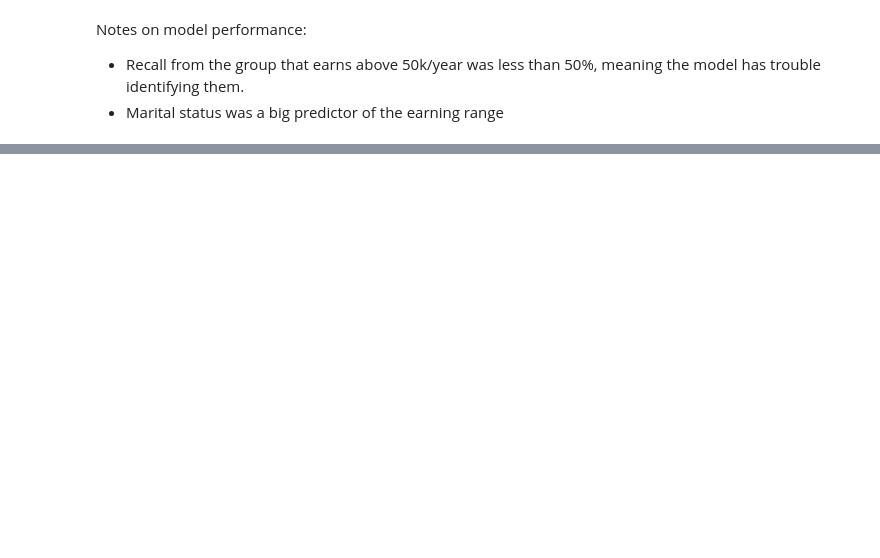
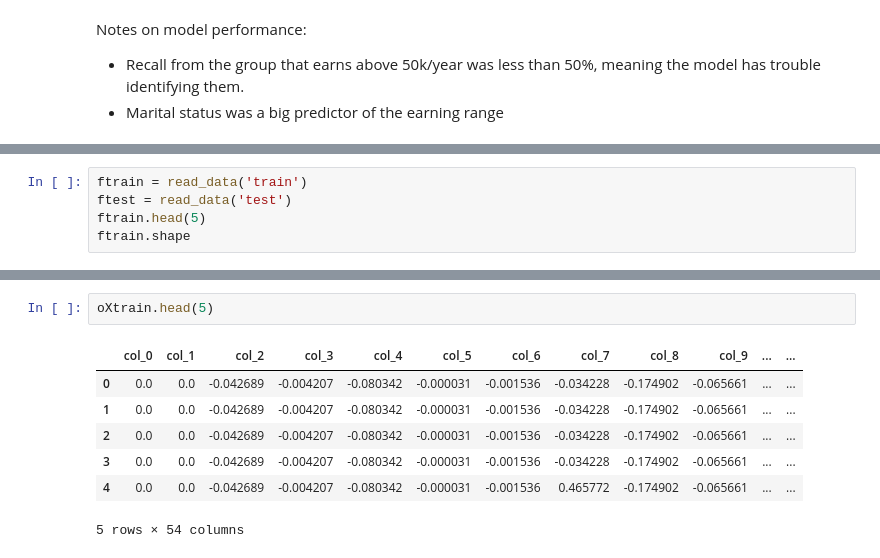
Before and after one commit to guidj/xlab, a Jupyter notebook: lab/exp/income-50/income-50.ipynb, the cells around one changed output, grey strips where cells are left out. Saved outputs shown, nothing was run; the diff lists cells and outputs as text; blank space fills up the shorter version.

```diff
--- a/lab/exp/income-50/income-50.ipynb
+++ b/lab/exp/income-50/income-50.ipynb
@@ -243,0 +287,5 @@ Notes on model performance:
+# %%
+ftrain = read_data('train')
+ftest = read_data('test')
+ftrain.head(5)
+ftrain.shape
@@ -243,0 +324,10 @@ Notes on model performance:
+# %%
+oXtrain.head(5)
+# %% [output]
+|  | col_0 | col_1 | col_2 | col_3 | col_4 | col_5 | col_6 | col_7 | col_8 | col_9 | ... | ... |
+| 0 | 0.0 | 0.0 | -0.042689 | -0.004207 | -0.080342 | -0.000031 | -0.001536 | -0.034228 | -0.174902 | -0.065661 | ... | ... |
+| 1 | 0.0 | 0.0 | -0.042689 | -0.004207 | -0.080342 | -0.000031 | -0.001536 | -0.034228 | -0.174902 | -0.065661 | ... | ... |
+| 2 | 0.0 | 0.0 | -0.042689 | -0.004207 | -0.080342 | -0.000031 | -0.001536 | -0.034228 | -0.174902 | -0.065661 | ... | ... |
+| 3 | 0.0 | 0.0 | -0.042689 | -0.004207 | -0.080342 | -0.000031 | -0.001536 | -0.034228 | -0.174902 | -0.065661 | ... | ... |
+| 4 | 0.0 | 0.0 | -0.042689 | -0.004207 | -0.080342 | -0.000031 | -0.001536 | 0.465772 | -0.174902 | -0.065661 | ... | ... |
+5 rows × 54 columns
```
Also changed, not shown: parts of 18 cells of this notebook.
